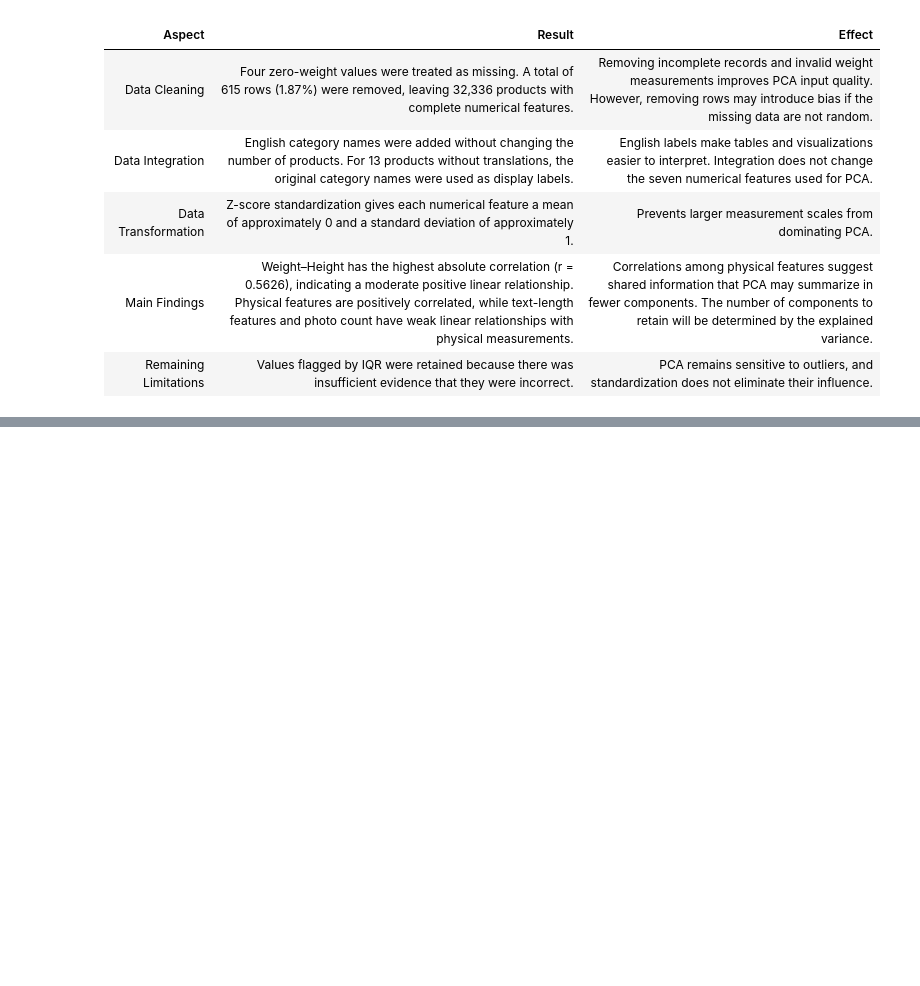
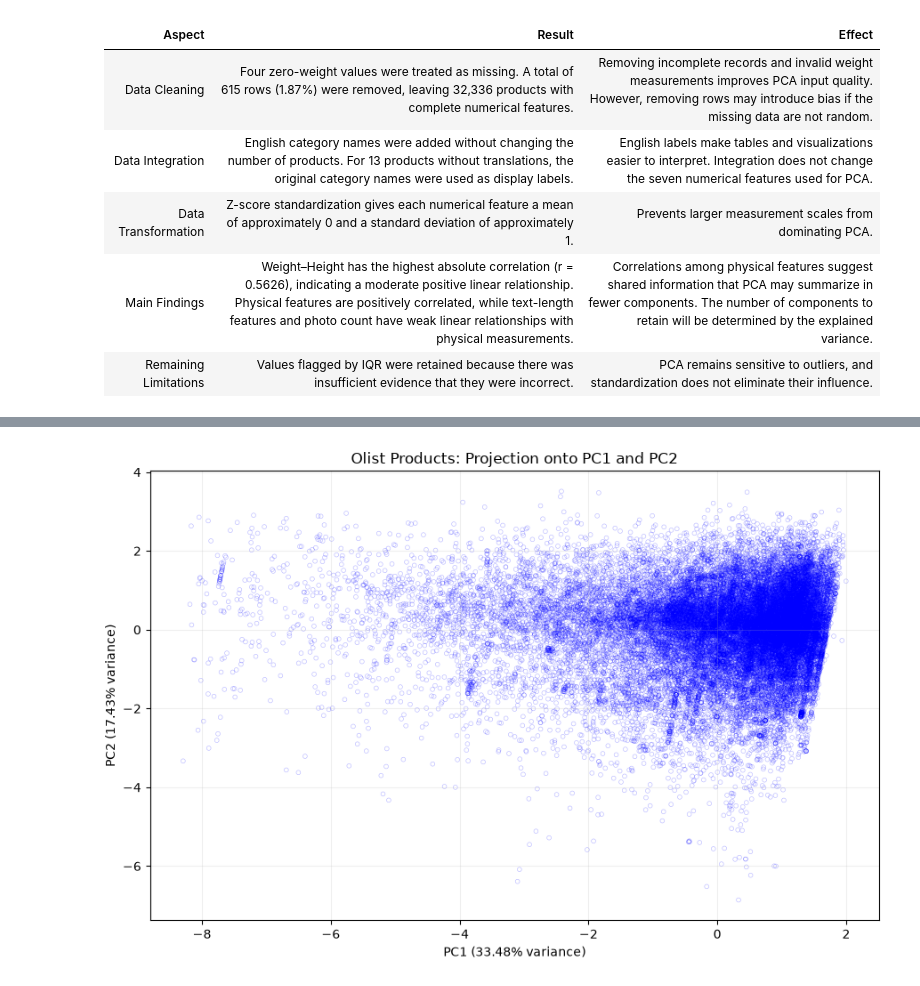
Before and after one commit to tranmaianh-mchn/Machine-Learning-and-Data-Mining-2, a Jupyter notebook: Labwork 1/olist_pca.ipynb, the cells around one changed output, grey strips where cells are left out. Drawn from its saved outputs; the diff is of its cells as text; code cells hidden in the pictures; blank space fills up the shorter version.

```diff
--- a/Labwork 1/olist_pca.ipynb
+++ b/Labwork 1/olist_pca.ipynb
@@ -771,0 +853,7 @@ the quality and reliability of the analysis?*
+# %%
+X_pca_centered = X_scaled - X_scaled.mean()
+
+pca_covariance = X_pca_centered.cov()
+
+print("Covariance matrix shape:", pca_covariance.shape)
+display(pca_covariance.round(4))
@@ -771,0 +984,13 @@ the quality and reliability of the analysis?*
+# %%
+# Select the first two principal component directions
+W_2 = eigenvectors[:, :2]
+
+# Project the standardized, centered data onto PC1 and PC2
+X_pca_2d = pd.DataFrame(
+    X_pca_centered.to_numpy() @ W_2,
+    columns=["PC1", "PC2"],
+    index=X_pca_centered.index
+)
+
+print("Projected data shape:", X_pca_2d.shape)
+display(X_pca_2d.head())
@@ -771,0 +1005,21 @@ the quality and reliability of the analysis?*
+# %%
+plt.figure(figsize=(9, 6))
+
+plt.scatter(
+    X_pca_2d["PC1"],
+    X_pca_2d["PC2"],
+    s=12,
+    facecolors="none",       # Hollow circles
+    edgecolors="blue",
+    linewidths=0.4,
+    alpha=0.3
+)
+
+plt.xlabel(f"PC1 ({explained_variance_ratio[0]:.2%} variance)")
+plt.ylabel(f"PC2 ({explained_variance_ratio[1]:.2%} variance)")
+plt.title("Olist Products: Projection onto PC1 and PC2")
+plt.grid(alpha=0.2)
+plt.tight_layout()
+plt.show()
+# %% [output]
+[figure, added]
```
Also changed, not shown: parts of 30 cells of this notebook.
